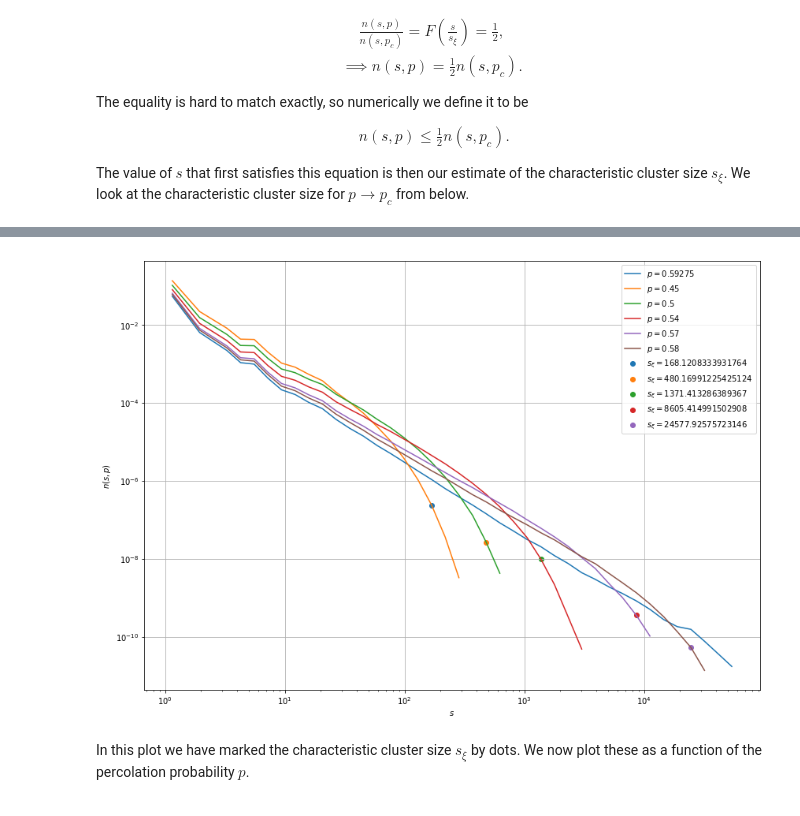
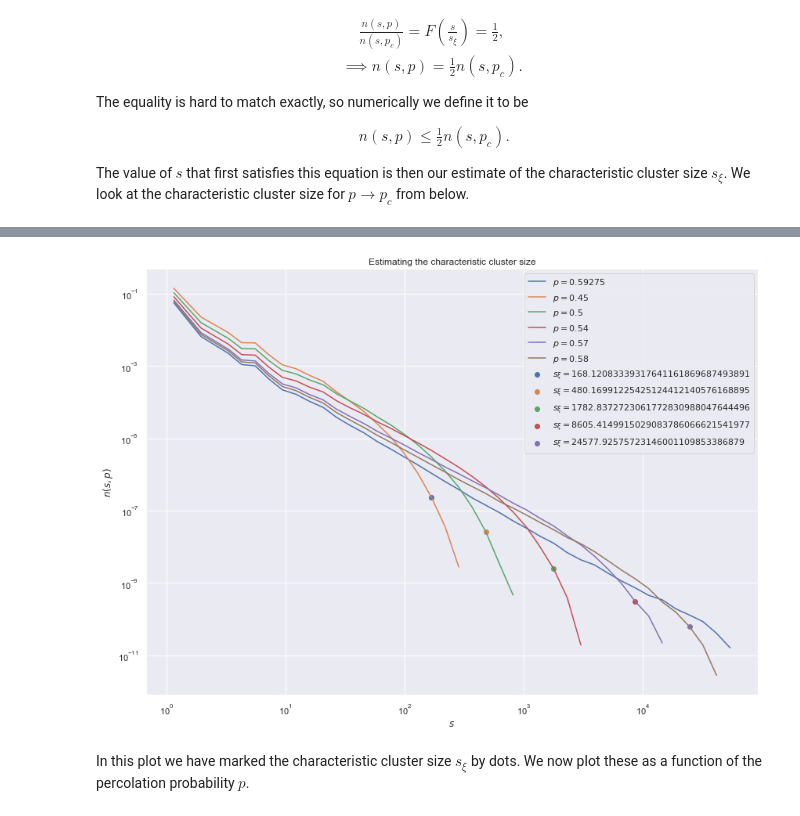
Before and after one commit to Schoyen/FYS4460, a Jupyter notebook: project-3/cluster-number-density.ipynb, the cells around one changed output, grey strips where cells are left out. Drawn from its saved outputs; the diff is of its cells as text; code cells hidden in the pictures.

```diff
--- a/project-3/cluster-number-density.ipynb
+++ b/project-3/cluster-number-density.ipynb
@@ -9,11 +9,14 @@ where $s$ is the size of the cluster, $p$ the probability for a site to be set i
 # %%
 import numpy as np
 import matplotlib.pyplot as plt
+import seaborn as sns
 import scipy.ndimage
 import skimage
 import tqdm
 import sklearn.linear_model
 from uncertainties import ufloat
+
+sns.set(color_codes=True)
 # %%
 def is_percolating(prop, num_rows, num_cols):
     min_row, min_col, max_row, max_col = prop.bbox
@@ -140,7 +139,7 @@ a = 1.2
 tau_list = []
 
 for L in tqdm.tqdm_notebook(L_arr):
-    sl, nsl = compute_cluster_number_density(L, 200, p=p_c, a=a)
+    sl, nsl = compute_cluster_number_density(L, 500, p=p_c, a=a)
 
     log_sl = np.log(sl) / np.log(a)
     log_nsl = np.log(nsl) / np.log(a)
@@ -165,7 +164,9 @@ for L in tqdm.tqdm_notebook(L_arr):
 
     tau_list.append(tau_arr.copy())
 
+plt.title(r"Cluster number density as a function of $s$ in order to estimate $\tau$")
 plt.legend()
-plt.grid()
+plt.xlabel(r"$s$")
+plt.ylabel(r"$n(s, p)$")
 plt.show()
 # %% [output]
@@ -253,12 +263,12 @@ for p in tqdm.tqdm_notebook(p_list):
     s_xi = sl[index]
     s_xi_list.append(s_xi)
 
-    plt.scatter(s_xi, nsl[index], label=(r"$s_\xi = {0}$").format(s_xi))
+    plt.scatter(s_xi, nsl[index], label=(r"$s_\xi = {0:.32}$").format(s_xi))
 
 
 plt.legend()
-plt.grid()
 plt.xlabel(r"$s$")
 plt.ylabel(r"$n(s, p)$")
+plt.title(r"Estimating the characteristic cluster size")
 plt.show()
 # %% [output]
@@ -266,4 +275,4 @@ plt.show()
-[figure, old version]
+[figure, new version]
 # %% [markdown]
 In this plot we have marked the characteristic cluster size $s_{\xi}$ by dots. We now plot these as a function of the percolation probability $p$.
 # %%
```
Also changed, not shown: parts of 14 cells of this notebook.
